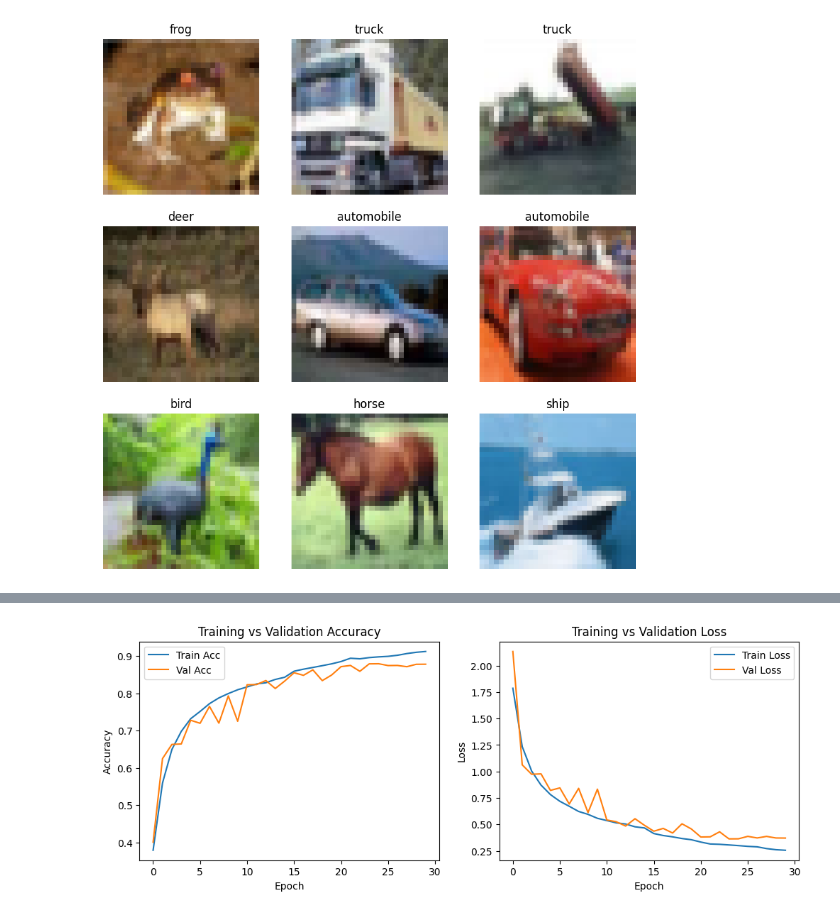
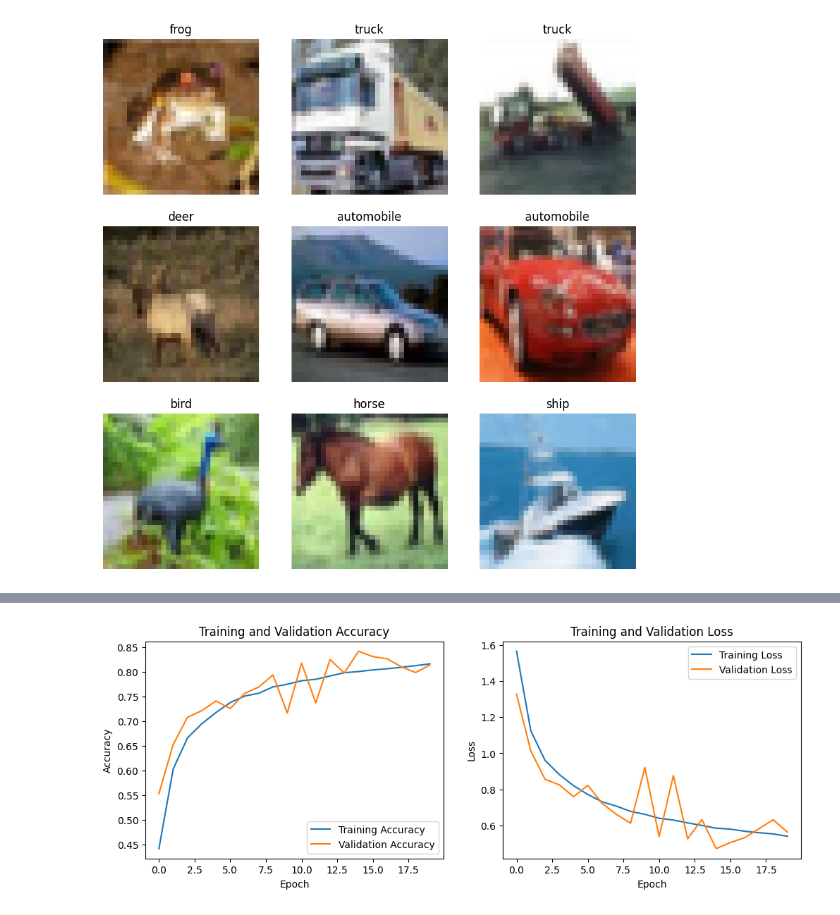
Before and after one commit to rich7420/CNN-Assignment-2025, a Jupyter notebook: ACS111106_CNN_Assignment.ipynb, the cells around one changed output, grey strips where cells are left out. Drawn from its saved outputs; the diff is of its cells as text; code cells hidden in the pictures.

```diff
--- a/ACS111106_CNN_Assignment.ipynb
+++ b/ACS111106_CNN_Assignment.ipynb
@@ -100,10 +80,11 @@ Model: "sequential_1"
 # %%
-from keras.optimizers import Adam
-model.compile(optimizer=Adam(learning_rate=0.0005),
+from tensorflow.keras.optimizers import Adam
+model.compile(optimizer=Adam(learning_rate=0.001),
               loss='sparse_categorical_crossentropy',
               metrics=['accuracy'])
 # %%
 from tensorflow.keras.preprocessing.image import ImageDataGenerator
+
 datagen = ImageDataGenerator(
     rotation_range=10,
     width_shift_range=0.1,
@@ -111,3 +92,6 @@ datagen = ImageDataGenerator(
     horizontal_flip=True
 )
 datagen.fit(train_images)
+history = model.fit(datagen.flow(train_images, train_labels, batch_size=32),
+                    epochs=20,
+                    validation_data=(test_images, test_labels))
@@ -114,20 +116,0 @@ datagen.fit(train_images)
-# %%
-reduce_lr = ReduceLROnPlateau(
-    monitor='val_accuracy',
-    factor=0.6,
-    patience=2,
-    min_lr=0.00005,
-    verbose=1
-)
-early_stopping = EarlyStopping(
-    monitor='val_accuracy',
-    patience=5,
-    restore_best_weights=True,
-    verbose=1
-)
-with tf.device('/GPU:0' if tf.config.list_physical_devices('GPU') else '/CPU:0'):
-    history = model.fit(train_images, train_labels, epochs=30,
-                        validation_data=(test_images, test_labels),
-                        callbacks=[reduce_lr, early_stopping],
-                        batch_size=32,
-                        verbose=1)
@@ -159,20 +124,20 @@ Test accuracy: 0.8792
 # %%
 plt.figure(figsize=(12, 4))
 plt.subplot(1, 2, 1)
-plt.plot(history.history['accuracy'], label='Train Acc')
-plt.plot(history.history['val_accuracy'], label='Val Acc')
-plt.title('Training vs Validation Accuracy')
+plt.plot(history.history['accuracy'], label='Training Accuracy')
+plt.plot(history.history['val_accuracy'], label='Validation Accuracy')
+plt.title('Training and Validation Accuracy')
 plt.xlabel('Epoch')
 plt.ylabel('Accuracy')
 plt.legend()
 
 plt.subplot(1, 2, 2)
-plt.plot(history.history['loss'], label='Train Loss')
-plt.plot(history.history['val_loss'], label='Val Loss')
-plt.title('Training vs Validation Loss')
+plt.plot(history.history['loss'], label='Training Loss')
+plt.plot(history.history['val_loss'], label='Validation Loss')
+plt.title('Training and Validation Loss')
 plt.xlabel('Epoch')
 plt.ylabel('Loss')
 plt.legend()
 plt.show()
 # %% [output]
-[figure, old version]
+[figure, new version]
```
Also changed, not shown: parts of 14 cells of this notebook.
